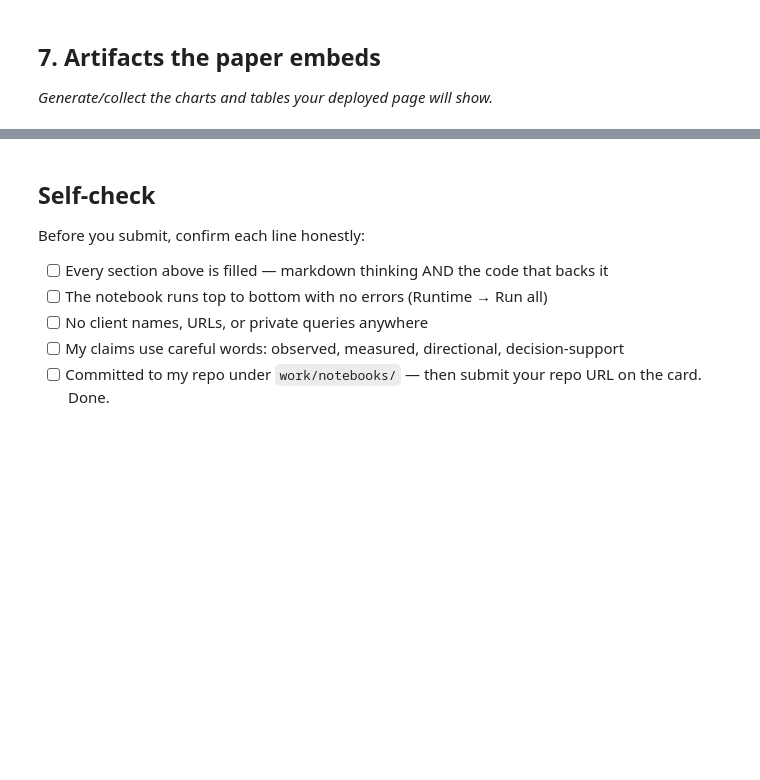
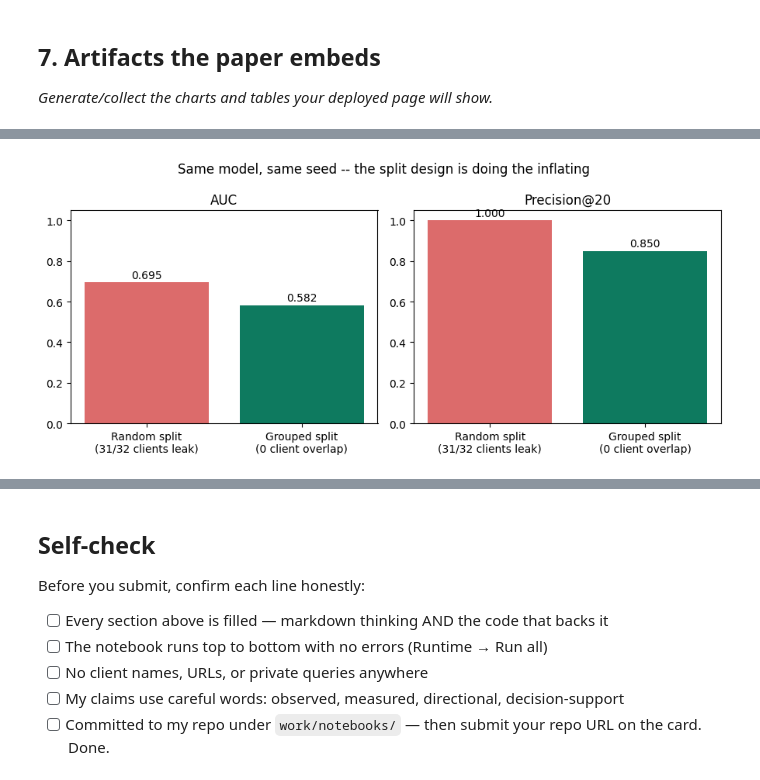
Before and after one commit to reetuparabat/flyrank-ml-internship, a Jupyter notebook: work/notebooks/capstone.ipynb, the cells around one changed output, grey strips where cells are left out. Saved outputs shown, nothing was run; the diff lists cells and outputs as text; code cells hidden in the pictures; blank space fills up the shorter version.

```diff
--- a/work/notebooks/capstone.ipynb
+++ b/work/notebooks/capstone.ipynb
@@ -36,0 +318,28 @@ This skeleton is yours to fill. Work the sections **in order** — each one has
+# %%
+# Figure 2: honest vs naive split -- the leakage-inflation gap
+train_r, test_r = train_test_split(df, test_size=0.25, random_state=RANDOM_SEED, stratify=df[TARGET])
+train_r, test_r, flags_r = add_missing_flags(train_r, test_r, SYSTEMATIC_MISSING)
+num_final_r = numeric_cols + flags_r
+pipe_r = Pipeline([('prep', ColumnTransformer([
+    ('num', Pipeline([('impute', SimpleImputer(strategy='median')), ('scale', StandardScaler())]), num_final_r),
+    ('cat', Pipeline([('impute', SimpleImputer(strategy='constant', fill_value='missing')), ('onehot', OneHotEncoder(handle_unknown='ignore'))]), categorical_cols)
+])), ('clf', LogisticRegression(max_iter=2000, random_state=RANDOM_SEED))])
+pipe_r.fit(train_r[num_final_r + categorical_cols], train_r[TARGET])
+test_r = test_r.copy()
+test_r['score'] = pipe_r.predict_proba(test_r[num_final_r + categorical_cols])[:, 1]
+auc_random = roc_auc_score(test_r[TARGET], test_r['score'])
+p20_random = precision_at_k(test_r, 'score', 20)
+auc_grouped = roc_auc_score(test_g[TARGET], test_g['model_score'])
+p20_grouped = precision_at_k(test_g, 'model_score', 20)
+
+fig, axes = plt.subplots(1, 2, figsize=(9,4))
+for ax, (label, rand_v, grp_v) in zip(axes, [('AUC', auc_random, auc_grouped), ('Precision@20', p20_random, p20_grouped)]):
+    ax.bar(['Random split\n(31/32 clients leak)', 'Grouped split\n(0 client overlap)'], [rand_v, grp_v], color=['#DC6B6B','#0E7A5F'])
+    ax.set_title(label); ax.set_ylim(0,1.05)
+    for i,v in enumerate([rand_v, grp_v]): ax.text(i, v+0.02, f'{v:.3f}', ha='center')
+plt.suptitle('Same model, same seed -- the split design is doing the inflating')
+plt.tight_layout()
+plt.savefig('../figures/random_vs_grouped_split.png', dpi=150)
+plt.show()
+# %% [output]
+[figure, added]
```
Also changed, not shown: parts of 15 cells of this notebook.
